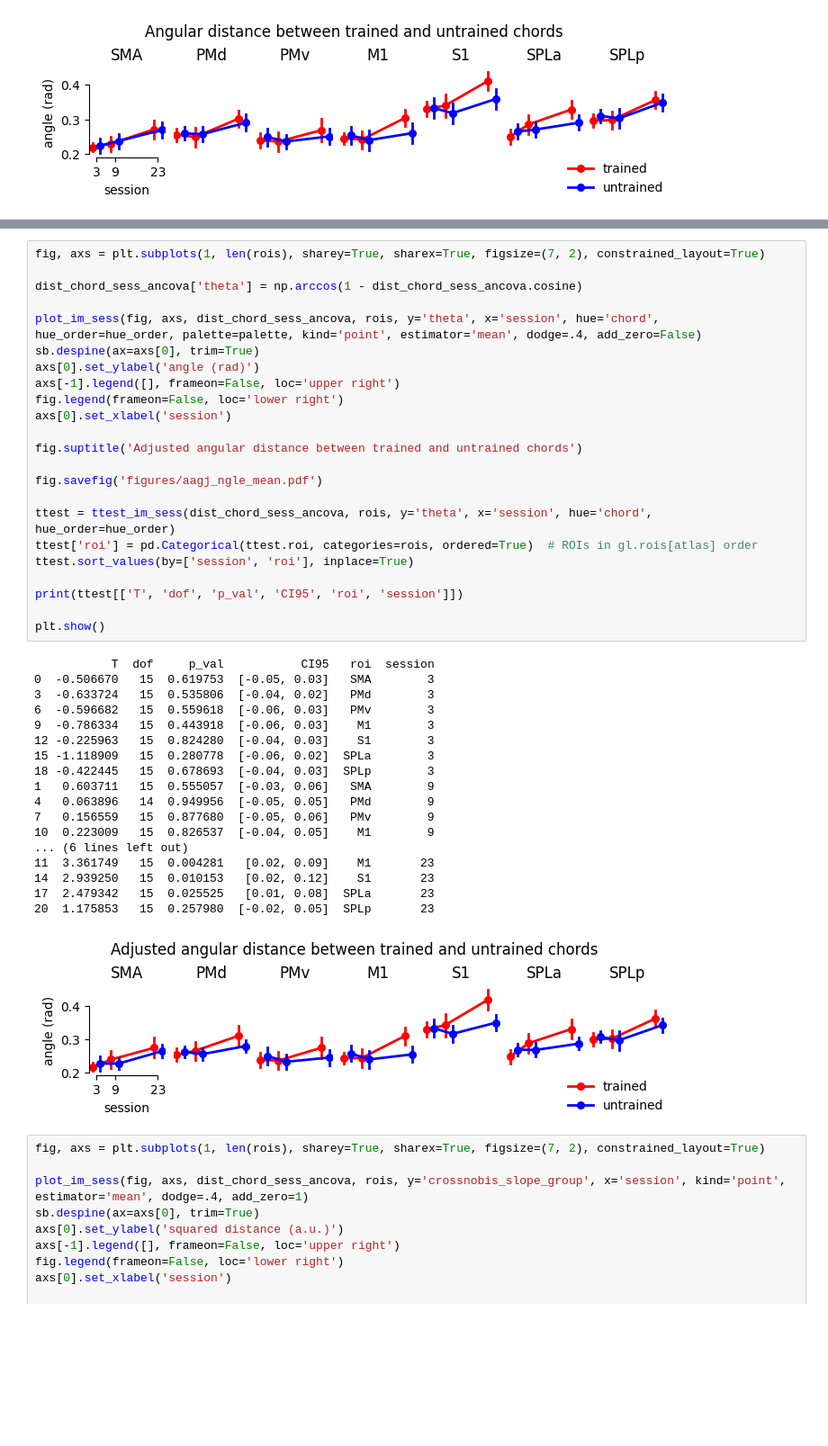
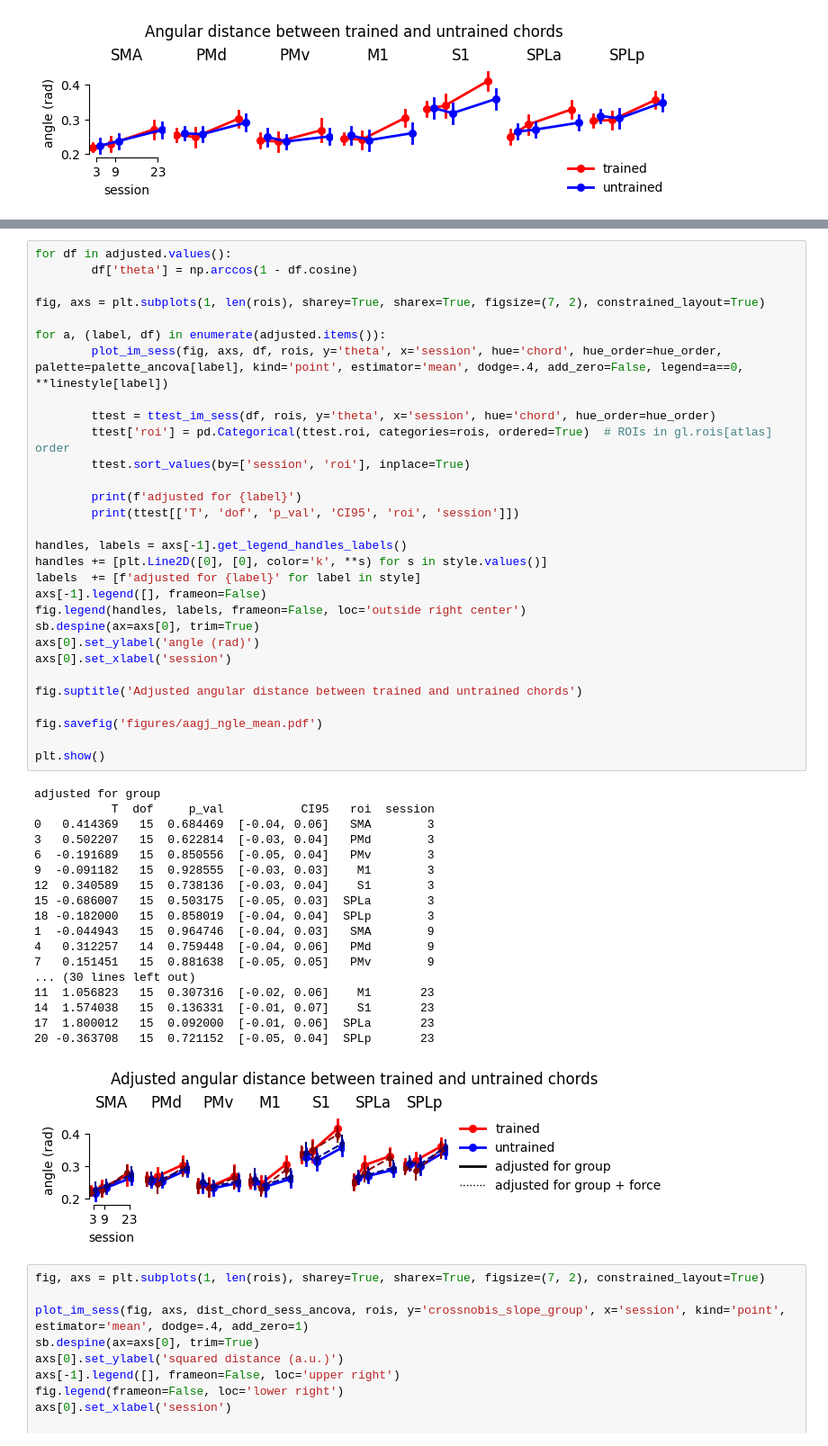
Before and after one commit to mnlmrc/EFC_learningfMRI, a Jupyter notebook: notebooks/pattern_neural.ipynb, the cells around one changed output, grey strips where cells are left out. Shown at 90% size. Cells and saved outputs as stored; diff of their text form; blank space fills up the shorter version.

```diff
--- a/notebooks/pattern_neural.ipynb
+++ b/notebooks/pattern_neural.ipynb
@@ -334,45 +345,52 @@ print(ttest[['T', 'dof', 'p_val', 'CI95', 'roi', 'session']])
 # %%
+for df in adjusted.values():
+        df['theta'] = np.arccos(1 - df.cosine)
+
 fig, axs = plt.subplots(1, len(rois), sharey=True, sharex=True, figsize=(7, 2), constrained_layout=True)
 
-dist_chord_sess_ancova['theta'] = np.arccos(1 - dist_chord_sess_ancova.cosine)
+for a, (label, df) in enumerate(adjusted.items()):
+        plot_im_sess(fig, axs, df, rois, y='theta', x='session', hue='chord', hue_order=hue_order, palette=palette_ancova[label], kind='point', estimator='mean', dodge=.4, add_zero=False, legend=a==0, **linestyle[label])
 
-plot_im_sess(fig, axs, dist_chord_sess_ancova, rois, y='theta', x='session', hue='chord', hue_order=hue_order, palette=palette, kind='point', estimator='mean', dodge=.4, add_zero=False)
+        ttest = ttest_im_sess(df, rois, y='theta', x='session', hue='chord', hue_order=hue_order)
+        ttest['roi'] = pd.Categorical(ttest.roi, categories=rois, ordered=True)  # ROIs in gl.rois[atlas] order
+        ttest.sort_values(by=['session', 'roi'], inplace=True)
+
+        print(f'adjusted for {label}')
+        print(ttest[['T', 'dof', 'p_val', 'CI95', 'roi', 'session']])
+
+handles, labels = axs[-1].get_legend_handles_labels()
+handles += [plt.Line2D([0], [0], color='k', **s) for s in style.values()]
+labels  += [f'adjusted for {label}' for label in style]
+axs[-1].legend([], frameon=False)
+fig.legend(handles, labels, frameon=False, loc='outside right center')
 sb.despine(ax=axs[0], trim=True)
 axs[0].set_ylabel('angle (rad)')
-axs[-1].legend([], frameon=False, loc='upper right')
-fig.legend(frameon=False, loc='lower right')
 axs[0].set_xlabel('session')
 
 fig.suptitle('Adjusted angular distance between trained and untrained chords')
 
 fig.savefig('figures/aagj_ngle_mean.pdf')
 
-ttest = ttest_im_sess(dist_chord_sess_ancova, rois, y='theta', x='session', hue='chord', hue_order=hue_order)
-ttest['roi'] = pd.Categorical(ttest.roi, categories=rois, ordered=True)  # ROIs in gl.rois[atlas] order
-ttest.sort_values(by=['session', 'roi'], inplace=True)
-
-print(ttest[['T', 'dof', 'p_val', 'CI95', 'roi', 'session']])
-
 plt.show()
 # %% [output]
+adjusted for group
            T  dof     p_val           CI95   roi  session
-0  -0.506670   15  0.619753  [-0.05, 0.03]   SMA        3
-3  -0.633724   15  0.535806  [-0.04, 0.02]   PMd        3
-6  -0.596682   15  0.559618  [-0.06, 0.03]   PMv        3
-9  -0.786334   15  0.443918  [-0.06, 0.03]    M1        3
-12 -0.225963   15  0.824280  [-0.04, 0.03]    S1        3
-15 -1.118909   15  0.280778  [-0.06, 0.02]  SPLa        3
-18 -0.422445   15  0.678693  [-0.04, 0.03]  SPLp        3
-1   0.603711   15  0.555057  [-0.03, 0.06]   SMA        9
-4   0.063896   14  0.949956  [-0.05, 0.05]   PMd        9
-7   0.156559   15  0.877680  [-0.05, 0.06]   PMv        9
-10  0.223009   15  0.826537  [-0.04, 0.05]    M1        9
-... (6 lines left out)
-11  3.361749   15  0.004281   [0.02, 0.09]    M1       23
-14  2.939250   15  0.010153   [0.02, 0.12]    S1       23
-17  2.479342   15  0.025525   [0.01, 0.08]  SPLa       23
-20  1.175853   15  0.257980  [-0.02, 0.05]  SPLp       23
+0   0.414369   15  0.684469  [-0.04, 0.06]   SMA        3
+3   0.502207   15  0.622814  [-0.03, 0.04]   PMd        3
+6  -0.191689   15  0.850556  [-0.05, 0.04]   PMv        3
+9  -0.091182   15  0.928555  [-0.03, 0.03]    M1        3
+12  0.340589   15  0.738136  [-0.03, 0.04]    S1        3
+15 -0.686007   15  0.503175  [-0.05, 0.03]  SPLa        3
+18 -0.182000   15  0.858019  [-0.04, 0.04]  SPLp        3
+1  -0.044943   15  0.964746  [-0.04, 0.03]   SMA        9
+4   0.312257   14  0.759448  [-0.04, 0.06]   PMd        9
+7   0.151451   15  0.881638  [-0.05, 0.05]   PMv        9
+... (30 lines left out)
+11  1.056823   15  0.307316  [-0.02, 0.06]    M1       23
+14  1.574038   15  0.136331  [-0.01, 0.07]    S1       23
+17  1.800012   15  0.092000  [-0.01, 0.06]  SPLa       23
+20 -0.363708   15  0.721152  [-0.05, 0.04]  SPLp       23
-[figure, old version]
+[figure, new version]
 # %%
 fig, axs = plt.subplots(1, len(rois), sharey=True, sharex=True, figsize=(7, 2), constrained_layout=True)
 
```
Also changed, not shown: parts of 5 cells of this notebook, 16 other files.
